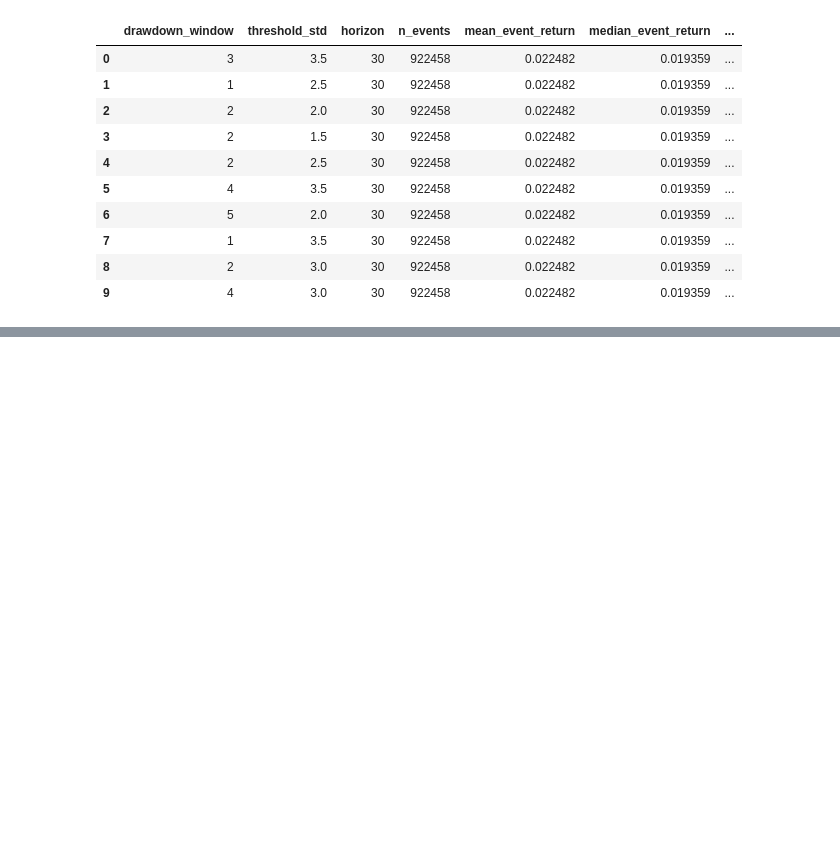
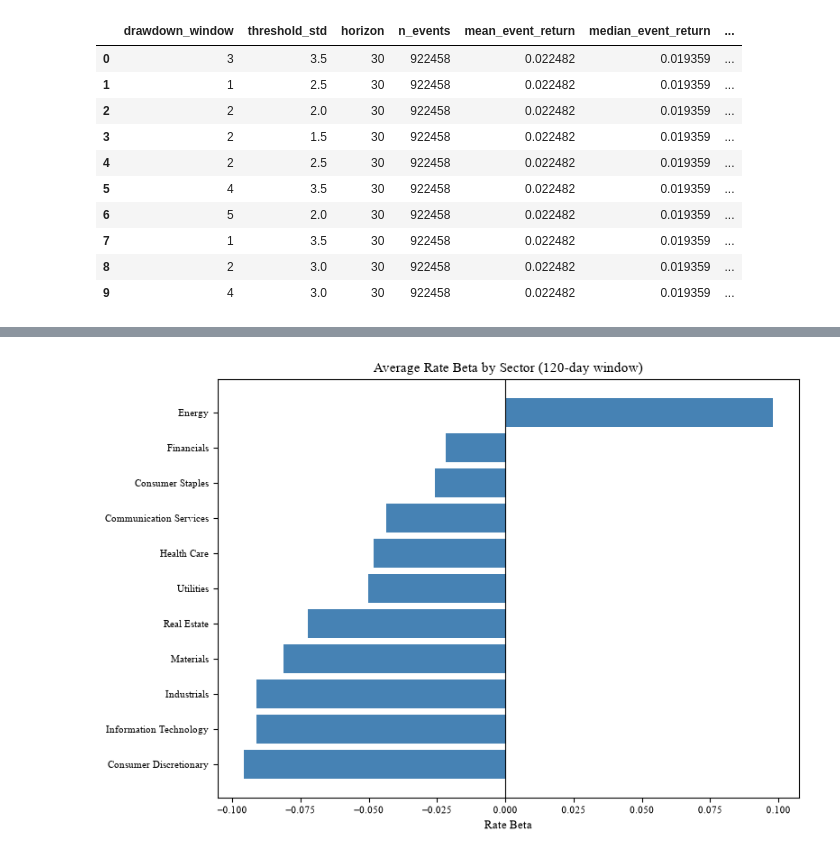
Before and after one commit to pgrajzl/alpha-signal-research, a Jupyter notebook: notebooks/alpha_research.ipynb, the cells around one changed output, grey strips where cells are left out. Drawn from its saved outputs; the diff is of its cells as text; code cells hidden in the pictures; blank space fills up the shorter version.

```diff
--- a/notebooks/alpha_research.ipynb
+++ b/notebooks/alpha_research.ipynb
@@ -818,0 +1071,23 @@ Best combination is: drawdown_window=3, threshold_std=3.5, horizon=30, excess_re
+# %%
+def compute_rate_betas(returns, yield_10y, beta_window=120):
+    """
+    Computes just the rolling rate beta for every stock (without
+    multiplying by the recent yield move), for direct inspection of
+    each stock's/sector's sensitivity to 10Y yield changes.
+    """
+    daily_yield_change = yield_10y.diff()
+    aligned_daily_change = daily_yield_change.reindex(returns.index).ffill()
+
+    betas = pd.DataFrame(index=returns.index, columns=returns.columns, dtype=float)
+
+    for ticker in returns.columns:
+        stock_returns = returns[ticker]
+        rolling_cov = stock_returns.rolling(beta_window).cov(aligned_daily_change)
+        rolling_var = aligned_daily_change.rolling(beta_window).var()
+        betas[ticker] = rolling_cov / rolling_var
+
+    return betas
+
+
+rate_betas = compute_rate_betas(returns, yield_10y, beta_window=120)
+rate_betas.tail()
@@ -818,0 +1103,11 @@ Best combination is: drawdown_window=3, threshold_std=3.5, horizon=30, excess_re
+# %%
+latest_betas = rate_betas.iloc[-1]  # most recent date's beta for every stock
+
+sector_map = dict(zip(universe["Symbol"], universe["Sector"]))
+beta_by_ticker = pd.DataFrame({
+    "beta": latest_betas,
+    "sector": [sector_map.get(t) for t in latest_betas.index],
+}).dropna()
+
+sector_beta_summary = beta_by_ticker.groupby("sector")["beta"].agg(["mean", "std", "count"]).sort_values("mean")
+sector_beta_summary.round(4)
@@ -818,0 +1128,11 @@ Best combination is: drawdown_window=3, threshold_std=3.5, horizon=30, excess_re
+# %%
+fig, ax = plt.subplots(figsize=(8, 5.5))
+ax.barh(sector_beta_summary.index, sector_beta_summary["mean"], color="steelblue")
+ax.axvline(0, color="black", linewidth=0.8)
+ax.set_title("Average Rate Beta by Sector (120-day window)", fontsize=11)
+ax.set_xlabel("Rate Beta", fontsize=9)
+ax.tick_params(labelsize=8)
+plt.tight_layout()
+plt.show()
+# %% [output]
+[figure, added]
```
Also changed, not shown: parts of 18 cells of this notebook, 9 other files.
